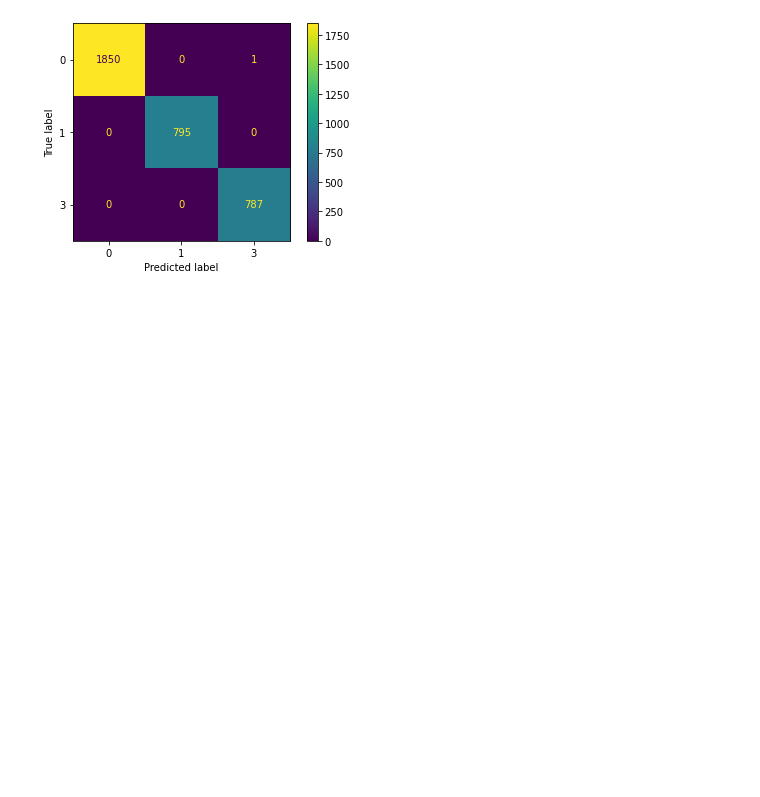
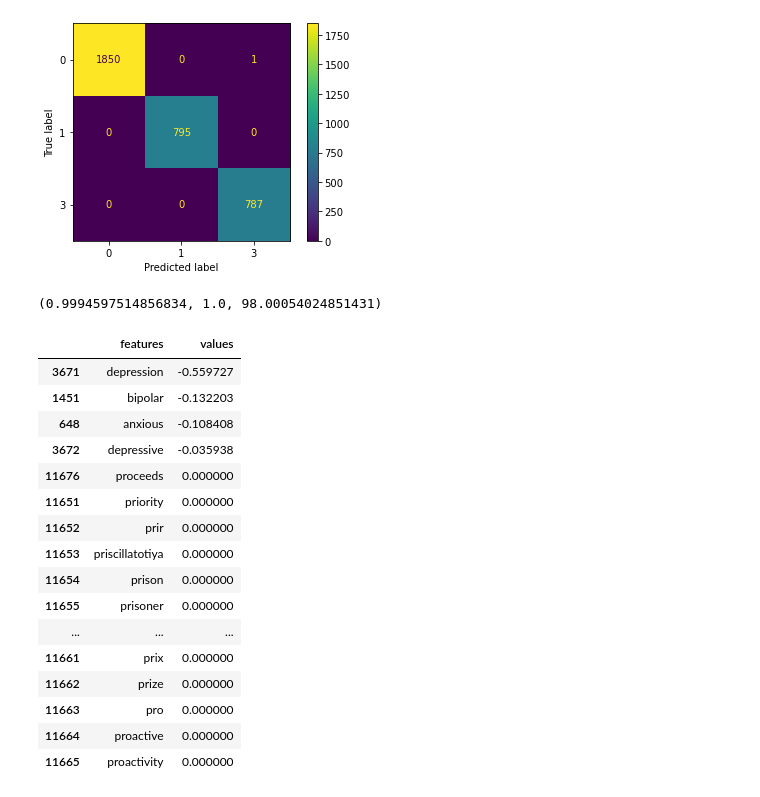
Before and after one commit to edwardsrk/depression-anxiety-tweets, a Jupyter notebook: Depression and Anxiety in Tweets.ipynb, the cells around one changed output. Drawn from its saved outputs; the diff is of its cells as text; code cells hidden in the pictures; blank space fills up the shorter version.

```diff
--- a/Depression and Anxiety in Tweets.ipynb
+++ b/Depression and Anxiety in Tweets.ipynb
@@ -1029,0 +1030,40 @@ fscore = prec+recall
+# %%
+prec, recall, fscore
+# %% [output]
+(0.9994597514856834, 1.0, 98.00054024851431)
+# %%
+def feature_finder(model):
+    """Takes in a model and pulls out the most relevant 5000 features
+        and their coefficients. Returns a dataframe of features and coefficients"""
+
+    features = model.steps[0][1].get_feature_names()
+    feat_values = model[1].coef_
+
+    c = {'features' : features}
+    feats = pd.DataFrame(data = c)
+    feats['values'] = feat_values[0]
+
+    sorted_feats = feats.sort_values(by='values')
+    return  sorted_feats
+# %%
+sorted_feats = feature_finder(sgd_pipe_tuned)
+# %%
+sorted_feats.head(20)
+# %% [output]
+|  | features | values |
+| 3671 | depression | -0.559727 |
+| 1451 | bipolar | -0.132203 |
+| 648 | anxious | -0.108408 |
+| 3672 | depressive | -0.035938 |
+| 11676 | proceeds | 0.000000 |
+| 11651 | priority | 0.000000 |
+| 11652 | prir | 0.000000 |
+| 11653 | priscillatotiya | 0.000000 |
+| 11654 | prison | 0.000000 |
+| 11655 | prisoner | 0.000000 |
+| ... | ... | ... |
+| 11661 | prix | 0.000000 |
+| 11662 | prize | 0.000000 |
+| 11663 | pro | 0.000000 |
+| 11664 | proactive | 0.000000 |
+| 11665 | proactivity | 0.000000 |
```
Also changed, not shown: parts of 3 cells of this notebook.
